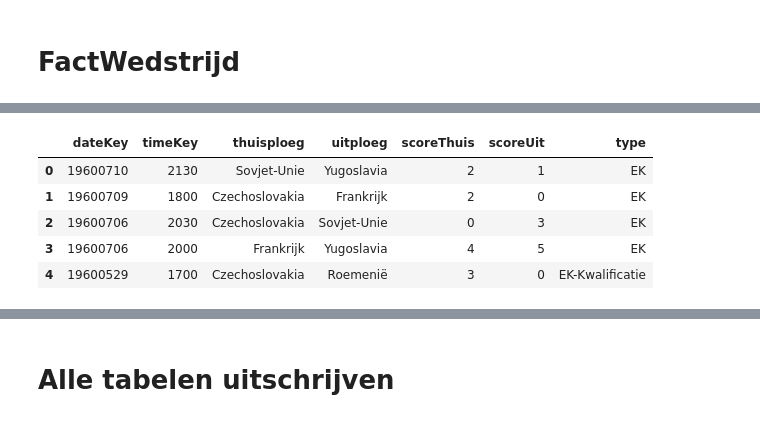
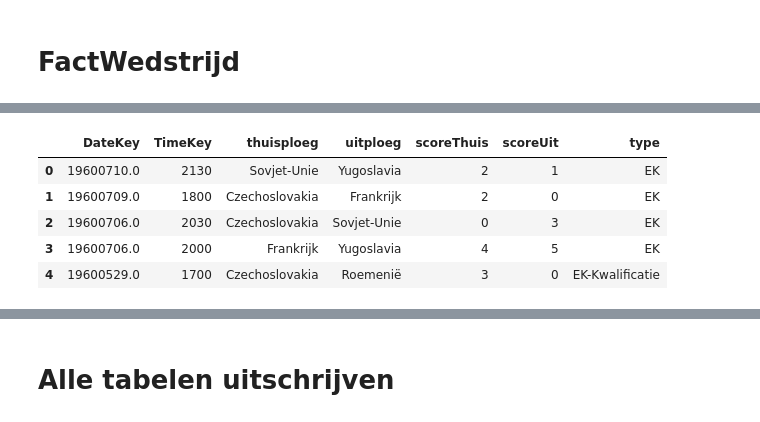
Before and after one commit to Pepijn-VanOotegem/EKProject, a Jupyter notebook: sql/omzettenVoorDWH.ipynb, the cells around one changed output, grey strips where cells are left out. Saved outputs shown, nothing was run; the diff lists cells and outputs as text; code cells hidden in the pictures.

```diff
--- a/sql/omzettenVoorDWH.ipynb
+++ b/sql/omzettenVoorDWH.ipynb
@@ -67,0 +24,3 @@ dimTime.head()
+# %%
+dimTime = pd.read_csv('../data/csv/voor DWH/dimTime.csv', encoding='latin-1')
+dimTime.head()
@@ -155,14 +121,3 @@ factWedstrijd.head()
 | 2 | 1960 | 7 | 6 | 20 | 30 | Czechoslovakia | Sovjet-Unie | 0 | 3 | EK |
 | 3 | 1960 | 7 | 6 | 20 | 0 | Frankrijk | Yugoslavia | 4 | 5 | EK |
 | 4 | 1960 | 5 | 29 | 17 | 0 | Czechoslovakia | Roemenië | 3 | 0 | EK-Kwalificatie |
-# %%
-factWedstrijd['jaar'] = factWedstrijd['jaar'].astype(str)
-factWedstrijd['maand'] = factWedstrijd['maand'].astype(str).str.zfill(2)
-factWedstrijd['dag'] = factWedstrijd['dag'].astype(str).str.zfill(2)
-factWedstrijd['uur'] = factWedstrijd['uur'].astype(str).str.zfill(2)
-factWedstrijd['minuten'] = factWedstrijd['minuten'].astype(str).str.zfill(2)
-
-# Combineer de kolommen om dateKey en timeKey te vormen
-factWedstrijd['dateKey'] = factWedstrijd['jaar'] + factWedstrijd['maand'] + factWedstrijd['dag']
-factWedstrijd['timeKey'] = factWedstrijd['uur'] + factWedstrijd['minuten']
-factWedstrijd.head()
@@ -175,0 +124,4 @@ factWedstrijd.head()
+# %%
+factWedstrijd = factWedstrijd.merge(dimDate, how='left', left_on=['jaar', 'maand', 'dag'], right_on=['Year', 'Month', 'DayOfMonth'])
+factWedstrijd = factWedstrijd[['DateKey', 'uur', 'minuten', 'thuisploeg', 'uitploeg', 'scoreThuis', 'scoreUit', 'type']]
+factWedstrijd.info()
@@ -175,0 +144,4 @@ factWedstrijd.head()
+# %%
+factWedstrijd = factWedstrijd.merge(dimTime, how='left', left_on=['uur', 'minuten'], right_on=['Uur', 'Minuut'])
+factWedstrijd = factWedstrijd[['DateKey', 'TimeKey', 'thuisploeg', 'uitploeg', 'scoreThuis', 'scoreUit', 'type']]
+factWedstrijd.info()
@@ -176,13 +163,13 @@ factWedstrijd.head()
 # %%
-factWedstrijd = factWedstrijd[['dateKey', 'timeKey', 'thuisploeg', 'uitploeg', 'scoreThuis', 'scoreUit', 'type']]
+factWedstrijd = factWedstrijd[['DateKey', 'TimeKey', 'thuisploeg', 'uitploeg', 'scoreThuis', 'scoreUit', 'type']]
 factWedstrijd.head()
 # %% [output]
-|  | dateKey | timeKey | thuisploeg | uitploeg | scoreThuis | scoreUit | type |
-| 0 | 19600710 | 2130 | Sovjet-Unie | Yugoslavia | 2 | 1 | EK |
-| 1 | 19600709 | 1800 | Czechoslovakia | Frankrijk | 2 | 0 | EK |
-| 2 | 19600706 | 2030 | Czechoslovakia | Sovjet-Unie | 0 | 3 | EK |
-| 3 | 19600706 | 2000 | Frankrijk | Yugoslavia | 4 | 5 | EK |
-| 4 | 19600529 | 1700 | Czechoslovakia | Roemenië | 3 | 0 | EK-Kwalificatie |
+|  | DateKey | TimeKey | thuisploeg | uitploeg | scoreThuis | scoreUit | type |
+| 0 | 19600710.0 | 2130 | Sovjet-Unie | Yugoslavia | 2 | 1 | EK |
+| 1 | 19600709.0 | 1800 | Czechoslovakia | Frankrijk | 2 | 0 | EK |
+| 2 | 19600706.0 | 2030 | Czechoslovakia | Sovjet-Unie | 0 | 3 | EK |
+| 3 | 19600706.0 | 2000 | Frankrijk | Yugoslavia | 4 | 5 | EK |
+| 4 | 19600529.0 | 1700 | Czechoslovakia | Roemenië | 3 | 0 | EK-Kwalificatie |
 # %%
 factWedstrijd = factWedstrijd.merge(dimTeam, how='left', left_on='thuisploeg', right_on='ploeg')
 factWedstrijd['homeTeamKey'] = factWedstrijd['key']
```
Also changed, not shown: parts of 19 cells of this notebook, 11 other files.
